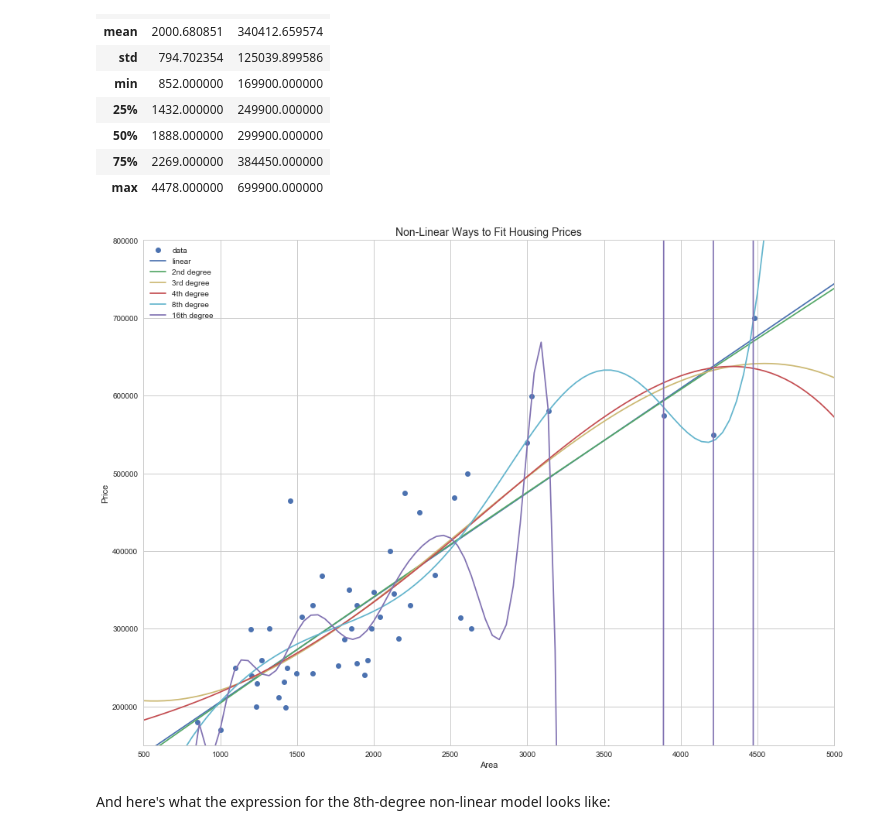
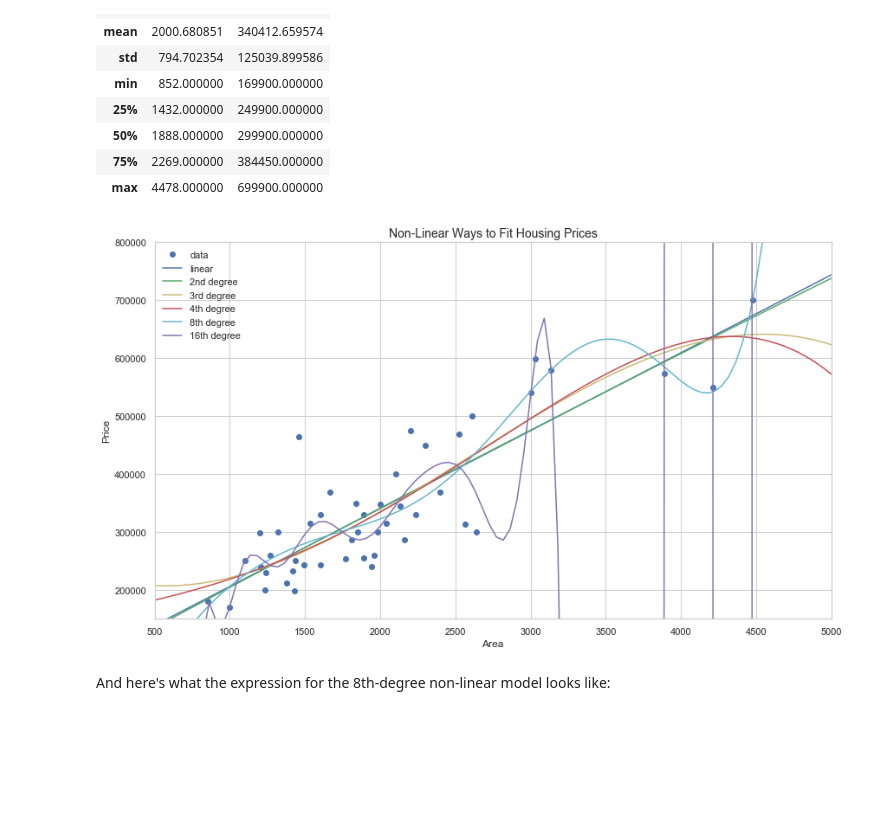
Before and after one commit to jsub10/Machine-Learning-Course-2018, a Jupyter notebook: Notebooks/Non-Linear-Regression.ipynb, the cells around one changed output. Drawn from its saved outputs; the diff is of its cells as text; code cells hidden in the pictures; blank space fills up the shorter version.

```diff
--- a/Notebooks/Non-Linear-Regression.ipynb
+++ b/Notebooks/Non-Linear-Regression.ipynb
@@ -206,35 +206,35 @@ p2 = np.poly1d(z2) # construct the polynomial (note: that's a one in "poly1d")
 # fit the data with a 3rd degree polynomial
 z3 = np.polyfit(X_p, y_p, 3)
 p3 = np.poly1d(z3) # construct the polynomial
 
 # fit the data with a 4th degree polynomial
 z4 = np.polyfit(X_p, y_p, 4)
 p4 = np.poly1d(z4) # construct the polynomial
 
 # fit the data with a 8th degree polynomial - just for the heck of it :-)
 z8 = np.polyfit(X_p, y_p, 8)
 p8 = np.poly1d(z8) # construct the polynomial
 
 # fit the data with a 16th degree polynomial - just for the heck of it :-)
 z16 = np.polyfit(X_p, y_p, 16)
 p16 = np.poly1d(z16) # construct the polynomial
 
 
-plt.figure(figsize=(16,12))
+plt.figure(figsize=(14,8))
 plt.plot(X_p, y_p, 'o', label='data')
 plt.title('Non-Linear Ways to Fit Housing Prices', fontsize=14)
 plt.xlabel('Area')
 plt.ylabel('Price')
 plt.plot(xx, p1(xx), 'b-', label='linear')
 plt.plot(xx, p2(xx), 'g-', label='2nd degree')
 plt.plot(xx, p3(xx), 'y-', label='3rd degree')
 plt.plot(xx, p4(xx), 'r-', label='4th degree')
 plt.plot(xx, p8(xx), 'c-', label='8th degree')
 plt.plot(xx, p16(xx), 'm-', label='16th degree')
 plt.legend(loc=2)
 plt.axis([500,5000,150000,800000]); # Useful for higher degrees of polynomials
 # %% [output]
-[figure, old version]
+[figure, new version]
 # %% [markdown]
 And here's what the expression for the 8th-degree non-linear model looks like:
 # %%
```
Also changed, not shown: parts of 5 cells of this notebook, 16 other files.
